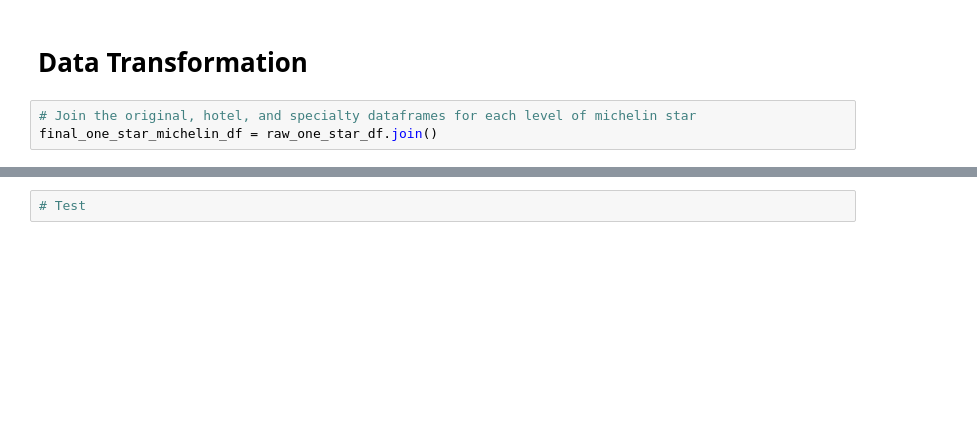
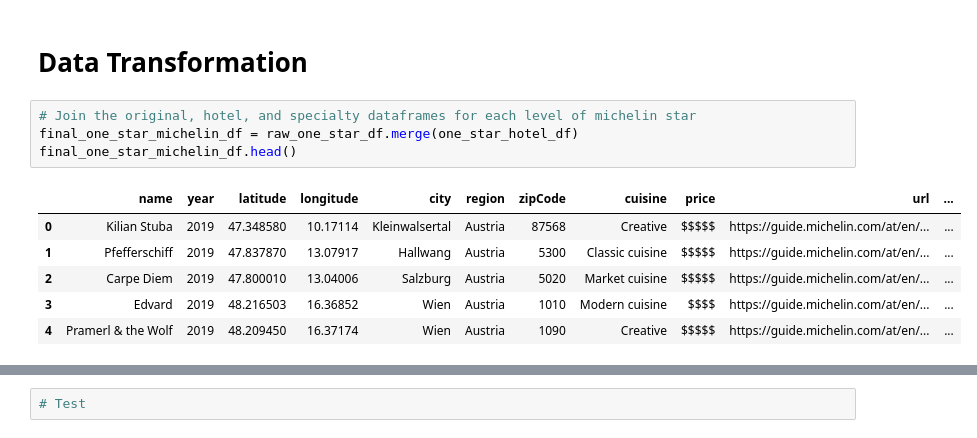
Before and after one commit to sunwoo-kim20/etl-european-restaurants, a Jupyter notebook: etl-michelin-restaurants.ipynb, the cells around one changed output, grey strips where cells are left out. Cells and saved outputs as stored; diff of their text form; blank space fills up the shorter version.

```diff
--- a/etl-michelin-restaurants.ipynb
+++ b/etl-michelin-restaurants.ipynb
@@ -421,4 +428,12 @@ three_star_specialties_df.to_csv('Resources/data/three_star_specials.csv', index
 # Data Transformation
 # %%
 # Join the original, hotel, and specialty dataframes for each level of michelin star
-final_one_star_michelin_df = raw_one_star_df.join()
+final_one_star_michelin_df = raw_one_star_df.merge(one_star_hotel_df)
+final_one_star_michelin_df.head()
+# %% [output]
+|  | name | year | latitude | longitude | city | region | zipCode | cuisine | price | url | ... |
+| 0 | Kilian Stuba | 2019 | 47.348580 | 10.17114 | Kleinwalsertal | Austria | 87568 | Creative | $$$$$ | https://guide.michelin.com/at/en/... | ... |
+| 1 | Pfefferschiff | 2019 | 47.837870 | 13.07917 | Hallwang | Austria | 5300 | Classic cuisine | $$$$$ | https://guide.michelin.com/at/en/... | ... |
+| 2 | Carpe Diem | 2019 | 47.800010 | 13.04006 | Salzburg | Austria | 5020 | Market cuisine | $$$$$ | https://guide.michelin.com/at/en/... | ... |
+| 3 | Edvard | 2019 | 48.216503 | 16.36852 | Wien | Austria | 1010 | Modern cuisine | $$$$ | https://guide.michelin.com/at/en/... | ... |
+| 4 | Pramerl & the Wolf | 2019 | 48.209450 | 16.37174 | Wien | Austria | 1090 | Creative | $$$$$ | https://guide.michelin.com/at/en/... | ... |
```
Also changed, not shown: parts of 3 cells of this notebook.
